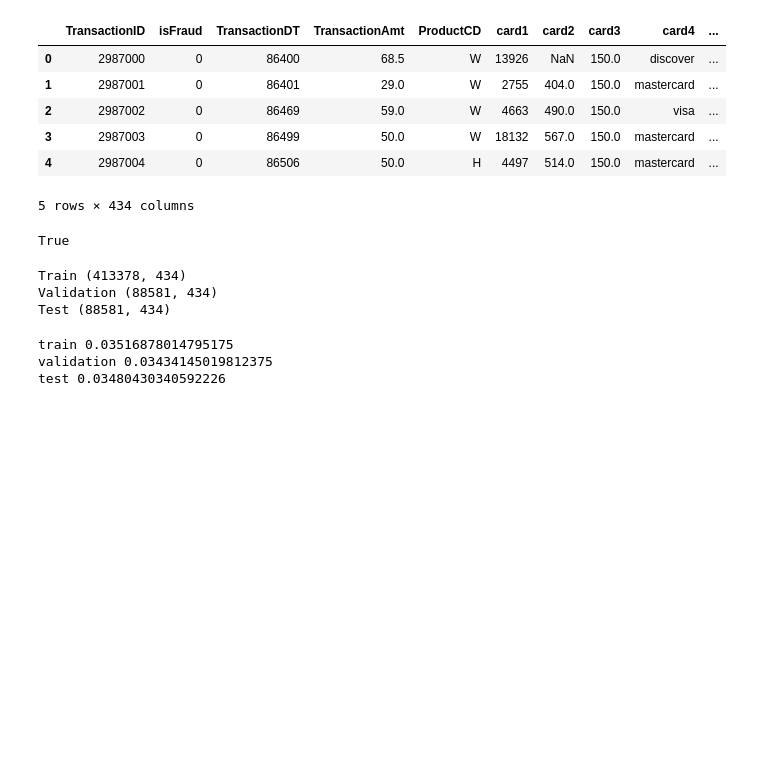
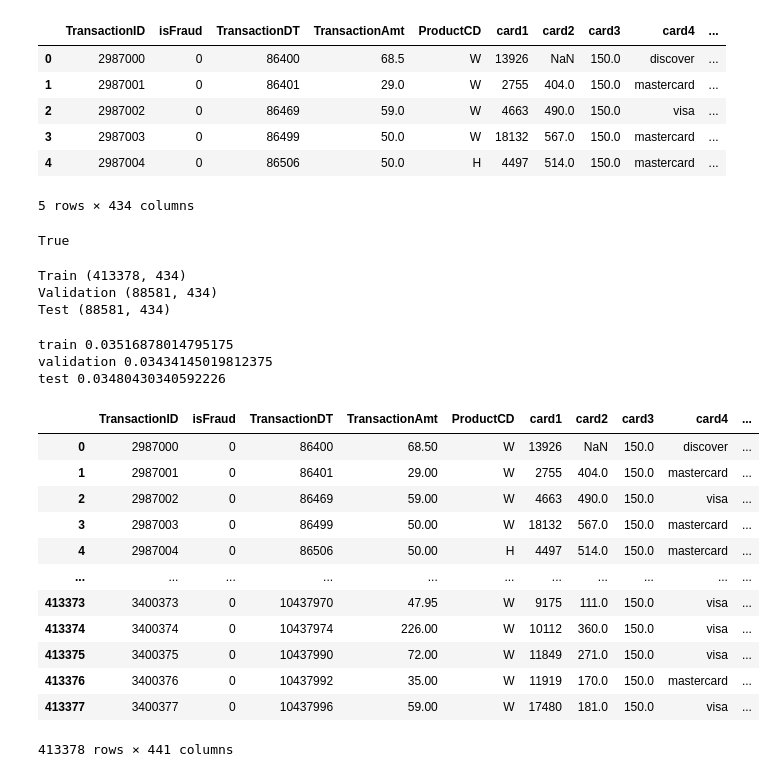
Before and after one commit to LexaBeni/fraud-detection-platform, a Jupyter notebook: notebooks/03_feature_engineering_and_split.ipynb, the cells around one changed output. Drawn from its saved outputs; the diff is of its cells as text; code cells hidden in the pictures; blank space fills up the shorter version.

Commit message:
Created training, validation, and test datasets, but a few erros have to be fixed

```diff
--- a/notebooks/03_feature_engineering_and_split.ipynb
+++ b/notebooks/03_feature_engineering_and_split.ipynb
@@ -58,0 +74,51 @@ test 0.03480430340592226
+# %%
+names = ['train', "val", 'test']
+features = ['base', 'extended']
+X_datasets = {}
+y_datasets = {}
+
+df_map = {
+    'train': train_df,
+    'val': val_df,
+    'test': test_df
+}
+
+feature_map = {
+    'base': base_features,
+    'extended': extended_features
+}
+
+if X_datasets:
+    del X_datasets
+if y_datasets:
+    del y_datasets
+for name in names:
+    df = df_map[name]
+
+    X_datasets[f'X_{name}_custom'] = custom_features(df)
+
+    y_key = f"y_{name}"
+    y_datasets[y_key] = df['isFraud']
+
+    for feature in features:
+        feat_list = feature_map[feature]
+
+        X_key = f"X_{name}_{feature}"
+
+        X_datasets[X_key] = df[feat_list]
+# %%
+X_datasets['X_train_custom']
+# %% [output]
+|  | TransactionID | isFraud | TransactionDT | TransactionAmt | ProductCD | card1 | card2 | card3 | card4 | ... |
+| 0 | 2987000 | 0 | 86400 | 68.50 | W | 13926 | NaN | 150.0 | discover | ... |
+| 1 | 2987001 | 0 | 86401 | 29.00 | W | 2755 | 404.0 | 150.0 | mastercard | ... |
+| 2 | 2987002 | 0 | 86469 | 59.00 | W | 4663 | 490.0 | 150.0 | visa | ... |
+| 3 | 2987003 | 0 | 86499 | 50.00 | W | 18132 | 567.0 | 150.0 | mastercard | ... |
+| 4 | 2987004 | 0 | 86506 | 50.00 | H | 4497 | 514.0 | 150.0 | mastercard | ... |
+| ... | ... | ... | ... | ... | ... | ... | ... | ... | ... | ... |
+| 413373 | 3400373 | 0 | 10437970 | 47.95 | W | 9175 | 111.0 | 150.0 | visa | ... |
+| 413374 | 3400374 | 0 | 10437974 | 226.00 | W | 10112 | 360.0 | 150.0 | visa | ... |
+| 413375 | 3400375 | 0 | 10437990 | 72.00 | W | 11849 | 271.0 | 150.0 | visa | ... |
+| 413376 | 3400376 | 0 | 10437992 | 35.00 | W | 11919 | 170.0 | 150.0 | mastercard | ... |
+| 413377 | 3400377 | 0 | 10437996 | 59.00 | W | 17480 | 181.0 | 150.0 | visa | ... |
+413378 rows × 441 columns
```
Also changed, not shown: parts of 1 cell of this notebook.
